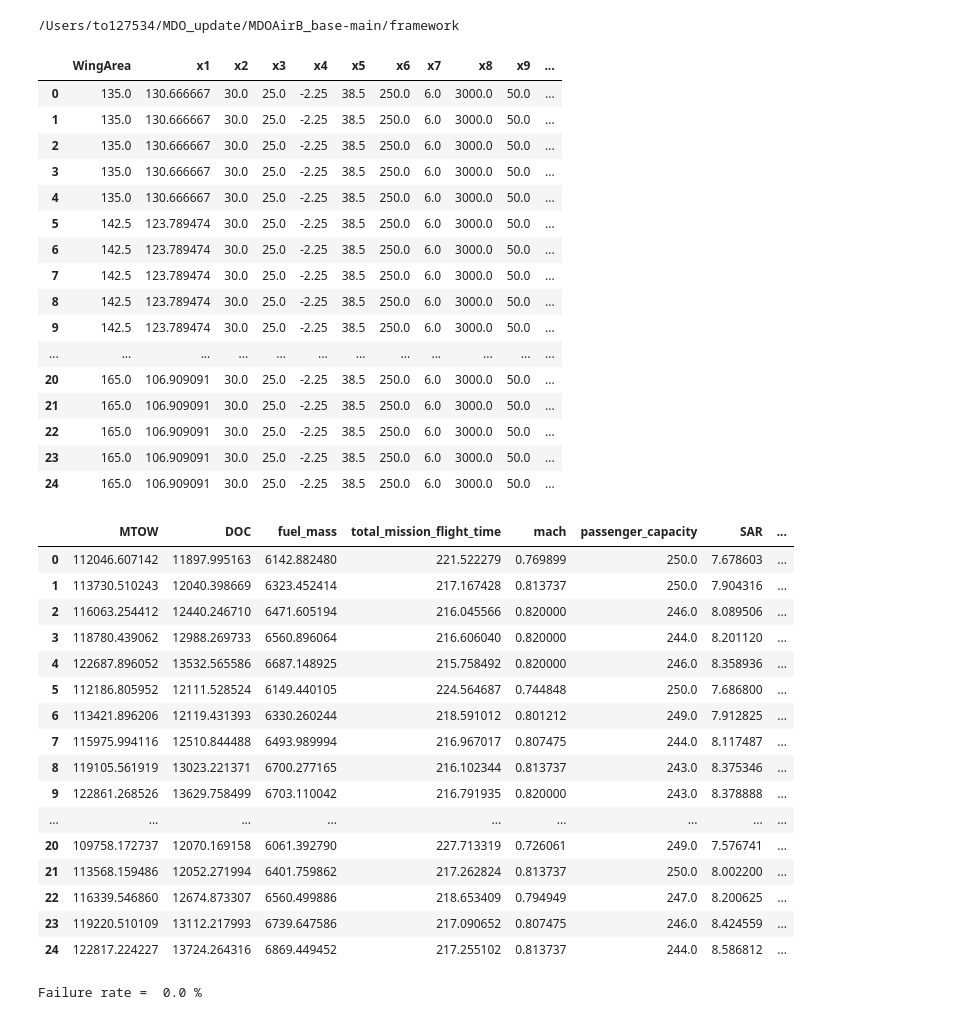
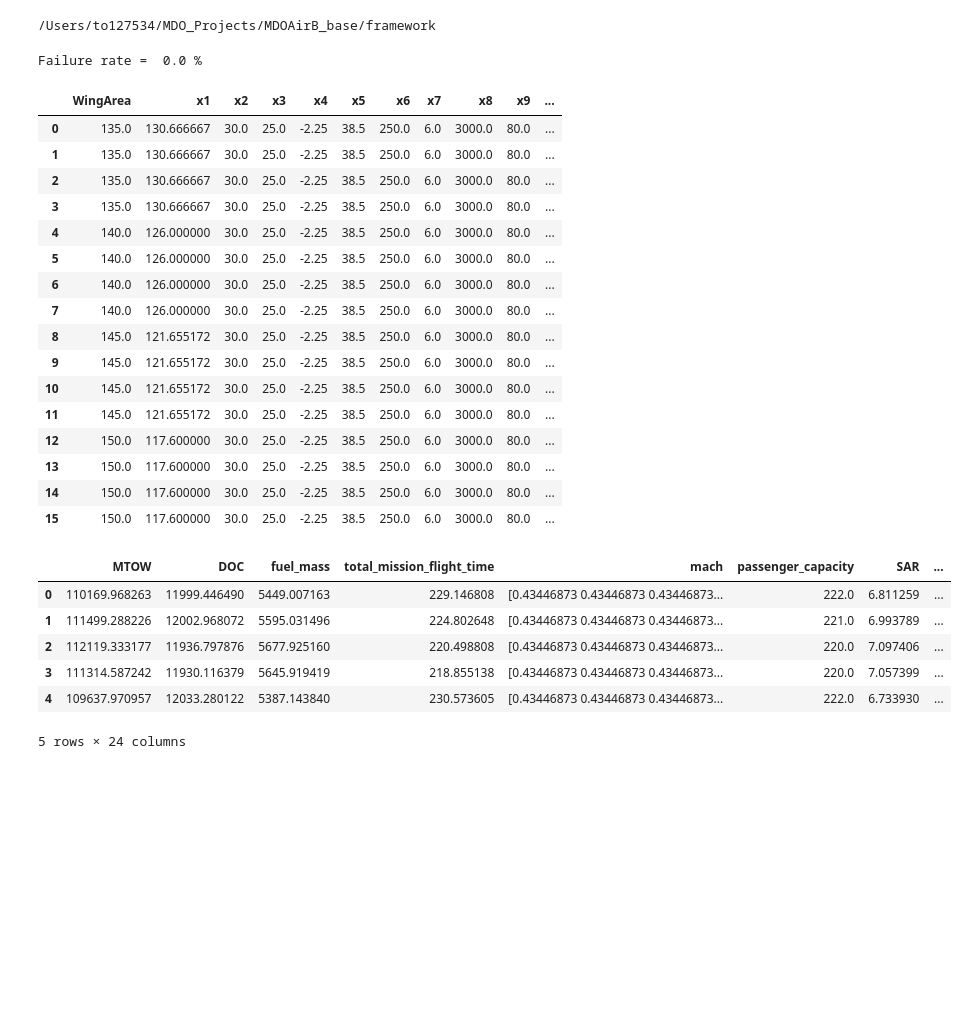
Before and after one commit to AlejandroRios/MDOAirB_base, a Jupyter notebook: framework/analysis-results.ipynb, the cells around one changed output. Cells and saved outputs as stored; diff of their text form; code cells hidden in the pictures; blank space fills up the shorter version.

```diff
--- a/framework/analysis-results.ipynb
+++ b/framework/analysis-results.ipynb
@@ -5,47 +31,41 @@ import plotly.graph_objects as go
 # %%
 path = os.getcwd()
 print(path)
-input = pd.read_csv(path + "/Results/analysis_input_bprlow.csv")
-output = pd.read_csv(path + "/Results/analysis_output_bprlow.csv")
+input = pd.read_csv(path + "/Results/analysis_input_bpr8.csv")
+output = pd.read_csv(path + "/Results/analysis_output_bpr8.csv")
 # %% [output]
-/Users/to127534/MDO_update/MDOAirB_base-main/framework
+/Users/to127534/MDO_Projects/MDOAirB_base/framework
+# %%
+print("Failure rate = ",output["design_status"].sum()/output["status"].count()*100,"%")
+# %% [output]
+Failure rate =  0.0 %
 # %%
 input
 # %% [output]
 |  | WingArea | x1 | x2 | x3 | x4 | x5 | x6 | x7 | x8 | x9 | ... |
-| 0 | 135.0 | 130.666667 | 30.0 | 25.0 | -2.25 | 38.5 | 250.0 | 6.0 | 3000.0 | 50.0 | ... |
-| 1 | 135.0 | 130.666667 | 30.0 | 25.0 | -2.25 | 38.5 | 250.0 | 6.0 | 3000.0 | 50.0 | ... |
-| 2 | 135.0 | 130.666667 | 30.0 | 25.0 | -2.25 | 38.5 | 250.0 | 6.0 | 3000.0 | 50.0 | ... |
-| 3 | 135.0 | 130.666667 | 30.0 | 25.0 | -2.25 | 38.5 | 250.0 | 6.0 | 3000.0 | 50.0 | ... |
-| 4 | 135.0 | 130.666667 | 30.0 | 25.0 | -2.25 | 38.5 | 250.0 | 6.0 | 3000.0 | 50.0 | ... |
-| 5 | 142.5 | 123.789474 | 30.0 | 25.0 | -2.25 | 38.5 | 250.0 | 6.0 | 3000.0 | 50.0 | ... |
-| 6 | 142.5 | 123.789474 | 30.0 | 25.0 | -2.25 | 38.5 | 250.0 | 6.0 | 3000.0 | 50.0 | ... |
-| 7 | 142.5 | 123.789474 | 30.0 | 25.0 | -2.25 | 38.5 | 250.0 | 6.0 | 3000.0 | 50.0 | ... |
-| 8 | 142.5 | 123.789474 | 30.0 | 25.0 | -2.25 | 38.5 | 250.0 | 6.0 | 3000.0 | 50.0 | ... |
-| 9 | 142.5 | 123.789474 | 30.0 | 25.0 | -2.25 | 38.5 | 250.0 | 6.0 | 3000.0 | 50.0 | ... |
-| ... | ... | ... | ... | ... | ... | ... | ... | ... | ... | ... | ... |
-| 20 | 165.0 | 106.909091 | 30.0 | 25.0 | -2.25 | 38.5 | 250.0 | 6.0 | 3000.0 | 50.0 | ... |
-| 21 | 165.0 | 106.909091 | 30.0 | 25.0 | -2.25 | 38.5 | 250.0 | 6.0 | 3000.0 | 50.0 | ... |
-| 22 | 165.0 | 106.909091 | 30.0 | 25.0 | -2.25 | 38.5 | 250.0 | 6.0 | 3000.0 | 50.0 | ... |
-| 23 | 165.0 | 106.909091 | 30.0 | 25.0 | -2.25 | 38.5 | 250.0 | 6.0 | 3000.0 | 50.0 | ... |
-| 24 | 165.0 | 106.909091 | 30.0 | 25.0 | -2.25 | 38.5 | 250.0 | 6.0 | 3000.0 | 50.0 | ... |
+| 0 | 135.0 | 130.666667 | 30.0 | 25.0 | -2.25 | 38.5 | 250.0 | 6.0 | 3000.0 | 80.0 | ... |
+| 1 | 135.0 | 130.666667 | 30.0 | 25.0 | -2.25 | 38.5 | 250.0 | 6.0 | 3000.0 | 80.0 | ... |
+| 2 | 135.0 | 130.666667 | 30.0 | 25.0 | -2.25 | 38.5 | 250.0 | 6.0 | 3000.0 | 80.0 | ... |
+| 3 | 135.0 | 130.666667 | 30.0 | 25.0 | -2.25 | 38.5 | 250.0 | 6.0 | 3000.0 | 80.0 | ... |
+| 4 | 140.0 | 126.000000 | 30.0 | 25.0 | -2.25 | 38.5 | 250.0 | 6.0 | 3000.0 | 80.0 | ... |
+| 5 | 140.0 | 126.000000 | 30.0 | 25.0 | -2.25 | 38.5 | 250.0 | 6.0 | 3000.0 | 80.0 | ... |
+| 6 | 140.0 | 126.000000 | 30.0 | 25.0 | -2.25 | 38.5 | 250.0 | 6.0 | 3000.0 | 80.0 | ... |
+| 7 | 140.0 | 126.000000 | 30.0 | 25.0 | -2.25 | 38.5 | 250.0 | 6.0 | 3000.0 | 80.0 | ... |
+| 8 | 145.0 | 121.655172 | 30.0 | 25.0 | -2.25 | 38.5 | 250.0 | 6.0 | 3000.0 | 80.0 | ... |
+| 9 | 145.0 | 121.655172 | 30.0 | 25.0 | -2.25 | 38.5 | 250.0 | 6.0 | 3000.0 | 80.0 | ... |
+| 10 | 145.0 | 121.655172 | 30.0 | 25.0 | -2.25 | 38.5 | 250.0 | 6.0 | 3000.0 | 80.0 | ... |
+| 11 | 145.0 | 121.655172 | 30.0 | 25.0 | -2.25 | 38.5 | 250.0 | 6.0 | 3000.0 | 80.0 | ... |
+| 12 | 150.0 | 117.600000 | 30.0 | 25.0 | -2.25 | 38.5 | 250.0 | 6.0 | 3000.0 | 80.0 | ... |
+| 13 | 150.0 | 117.600000 | 30.0 | 25.0 | -2.25 | 38.5 | 250.0 | 6.0 | 3000.0 | 80.0 | ... |
+| 14 | 150.0 | 117.600000 | 30.0 | 25.0 | -2.25 | 38.5 | 250.0 | 6.0 | 3000.0 | 80.0 | ... |
+| 15 | 150.0 | 117.600000 | 30.0 | 25.0 | -2.25 | 38.5 | 250.0 | 6.0 | 3000.0 | 80.0 | ... |
 # %%
-output
+output.head()
 # %% [output]
 |  | MTOW | DOC | fuel_mass | total_mission_flight_time | mach | passenger_capacity | SAR | ... |
-| 0 | 112046.607142 | 11897.995163 | 6142.882480 | 221.522279 | 0.769899 | 250.0 | 7.678603 | ... |
-| 1 | 113730.510243 | 12040.398669 | 6323.452414 | 217.167428 | 0.813737 | 250.0 | 7.904316 | ... |
-| 2 | 116063.254412 | 12440.246710 | 6471.605194 | 216.045566 | 0.820000 | 246.0 | 8.089506 | ... |
-| 3 | 118780.439062 | 12988.269733 | 6560.896064 | 216.606040 | 0.820000 | 244.0 | 8.201120 | ... |
-| 4 | 122687.896052 | 13532.565586 | 6687.148925 | 215.758492 | 0.820000 | 246.0 | 8.358936 | ... |
-| 5 | 112186.805952 | 12111.528524 | 6149.440105 | 224.564687 | 0.744848 | 250.0 | 7.686800 | ... |
-| 6 | 113421.896206 | 12119.431393 | 6330.260244 | 218.591012 | 0.801212 | 249.0 | 7.912825 | ... |
-| 7 | 115975.994116 | 12510.844488 | 6493.989994 | 216.967017 | 0.807475 | 244.0 | 8.117487 | ... |
-| 8 | 119105.561919 | 13023.221371 | 6700.277165 | 216.102344 | 0.813737 | 243.0 | 8.375346 | ... |
-| 9 | 122861.268526 | 13629.758499 | 6703.110042 | 216.791935 | 0.820000 | 243.0 | 8.378888 | ... |
-| ... | ... | ... | ... | ... | ... | ... | ... | ... |
-| 20 | 109758.172737 | 12070.169158 | 6061.392790 | 227.713319 | 0.726061 | 249.0 | 7.576741 | ... |
-| 21 | 113568.159486 | 12052.271994 | 6401.759862 | 217.262824 | 0.813737 | 250.0 | 8.002200 | ... |
-| 22 | 116339.546860 | 12674.873307 | 6560.499886 | 218.653409 | 0.794949 | 247.0 | 8.200625 | ... |
-| 23 | 119220.510109 | 13112.217993 | 6739.647586 | 217.090652 | 0.807475 | 246.0 | 8.424559 | ... |
-| 24 | 122817.224227 | 13724.264316 | 6869.449452 | 217.255102 | 0.813737 | 244.0 | 8.586812 | ... |
+| 0 | 110169.968263 | 11999.446490 | 5449.007163 | 229.146808 | [0.43446873 0.43446873 0.43446873... | 222.0 | 6.811259 | ... |
+| 1 | 111499.288226 | 12002.968072 | 5595.031496 | 224.802648 | [0.43446873 0.43446873 0.43446873... | 221.0 | 6.993789 | ... |
+| 2 | 112119.333177 | 11936.797876 | 5677.925160 | 220.498808 | [0.43446873 0.43446873 0.43446873... | 220.0 | 7.097406 | ... |
+| 3 | 111314.587242 | 11930.116379 | 5645.919419 | 218.855138 | [0.43446873 0.43446873 0.43446873... | 220.0 | 7.057399 | ... |
+| 4 | 109637.970957 | 12033.280122 | 5387.143840 | 230.573605 | [0.43446873 0.43446873 0.43446873... | 222.0 | 6.733930 | ... |
+5 rows × 24 columns
@@ -136,4 +71,0 @@ fig.show()
-# %%
-print("Failure rate = ",output["design_status"].sum()/output["status"].count()*100,"%")
-# %% [output]
-Failure rate =  0.0 %
```
Also changed, not shown: parts of 13 cells of this notebook, 7 other files.
